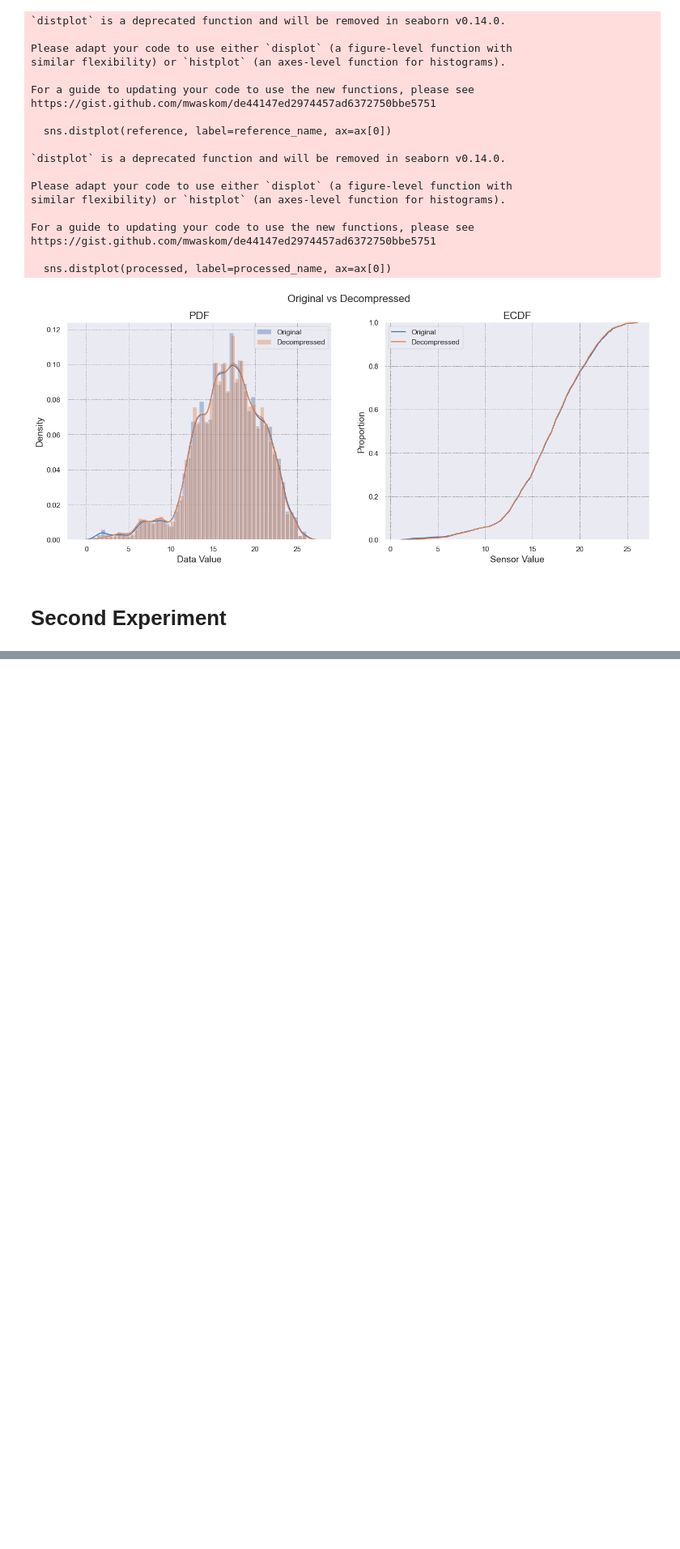
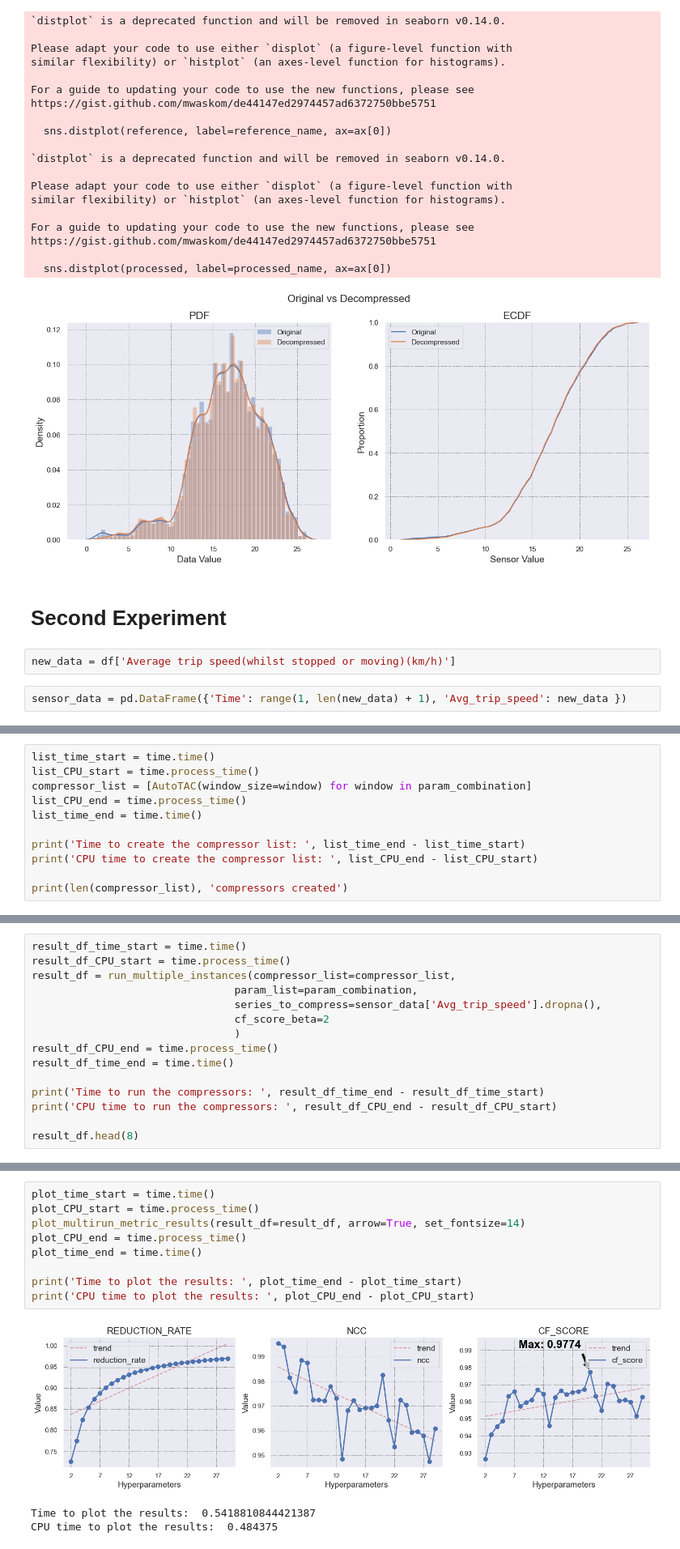
Before and after one commit to conect2ai/Conect2Py-Package, a Jupyter notebook: TAC_UseCase_Example.ipynb, the cells around one changed output, grey strips where cells are left out. Shown at 81% size. Drawn from its saved outputs; the diff is of its cells as text; blank space fills up the shorter version.

```diff
--- a/TAC_UseCase_Example.ipynb
+++ b/TAC_UseCase_Example.ipynb
@@ -489,3 +489,7 @@ https://gist.github.com/mwaskom/de44147ed2974457ad6372750bbe5751
 [figure]
 # %% [markdown]
 # Second Experiment
+# %%
+new_data = df['Average trip speed(whilst stopped or moving)(km/h)']
+# %%
+sensor_data = pd.DataFrame({'Time': range(1, len(new_data) + 1), 'Avg_trip_speed': new_data })
@@ -491,0 +530,11 @@ https://gist.github.com/mwaskom/de44147ed2974457ad6372750bbe5751
+# %%
+list_time_start = time.time()
+list_CPU_start = time.process_time()
+compressor_list = [AutoTAC(window_size=window) for window in param_combination]
+list_CPU_end = time.process_time()
+list_time_end = time.time()
+
+print('Time to create the compressor list: ', list_time_end - list_time_start)
+print('CPU time to create the compressor list: ', list_CPU_end - list_CPU_start)
+
+print(len(compressor_list), 'compressors created')
@@ -491,0 +545,15 @@ https://gist.github.com/mwaskom/de44147ed2974457ad6372750bbe5751
+# %%
+result_df_time_start = time.time()
+result_df_CPU_start = time.process_time()
+result_df = run_multiple_instances(compressor_list=compressor_list,
+                                param_list=param_combination,
+                                series_to_compress=sensor_data['Avg_trip_speed'].dropna(),
+                                cf_score_beta=2
+                                )
+result_df_CPU_end = time.process_time()
+result_df_time_end = time.time()
+
+print('Time to run the compressors: ', result_df_time_end - result_df_time_start)
+print('CPU time to run the compressors: ', result_df_CPU_end - result_df_CPU_start)
+
+result_df.head(8)
@@ -491,0 +572,13 @@ https://gist.github.com/mwaskom/de44147ed2974457ad6372750bbe5751
+# %%
+plot_time_start = time.time()
+plot_CPU_start = time.process_time()
+plot_multirun_metric_results(result_df=result_df, arrow=True, set_fontsize=14)
+plot_CPU_end = time.process_time()
+plot_time_end = time.time()
+
+print('Time to plot the results: ', plot_time_end - plot_time_start)
+print('CPU time to plot the results: ', plot_CPU_end - plot_CPU_start)
+# %% [output]
+[figure, added]
+Time to plot the results:  0.5418810844421387
+CPU time to plot the results:  0.484375
```
Also changed, not shown: parts of 16 cells of this notebook.
